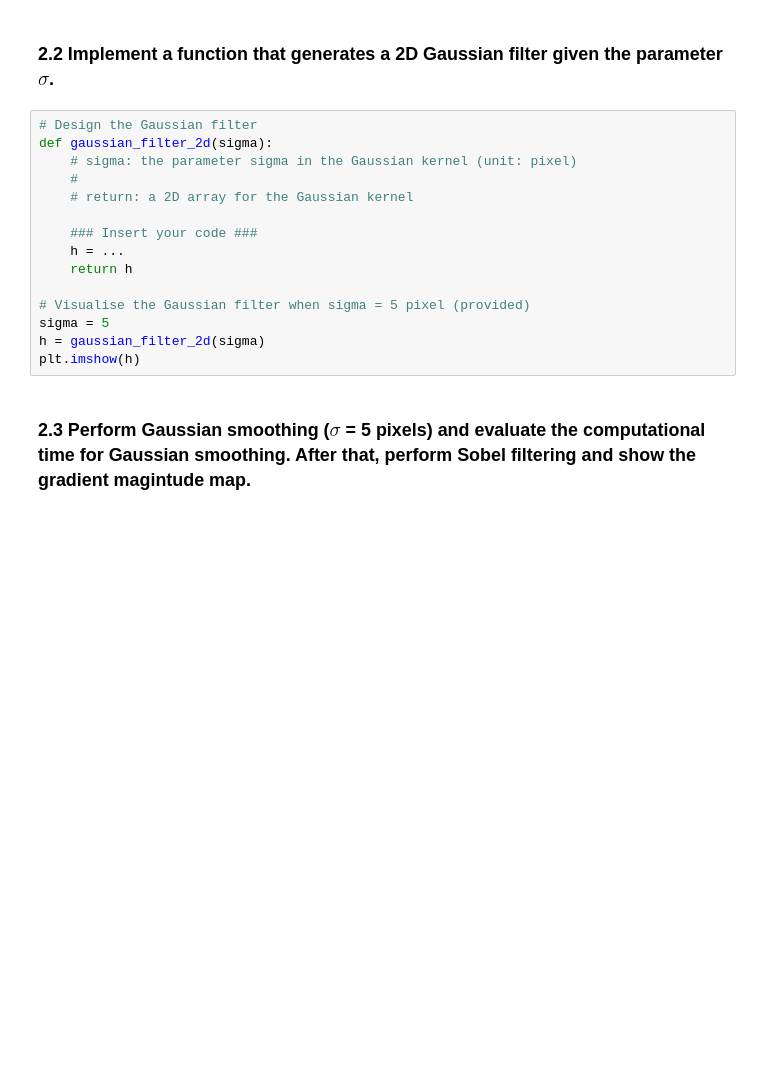
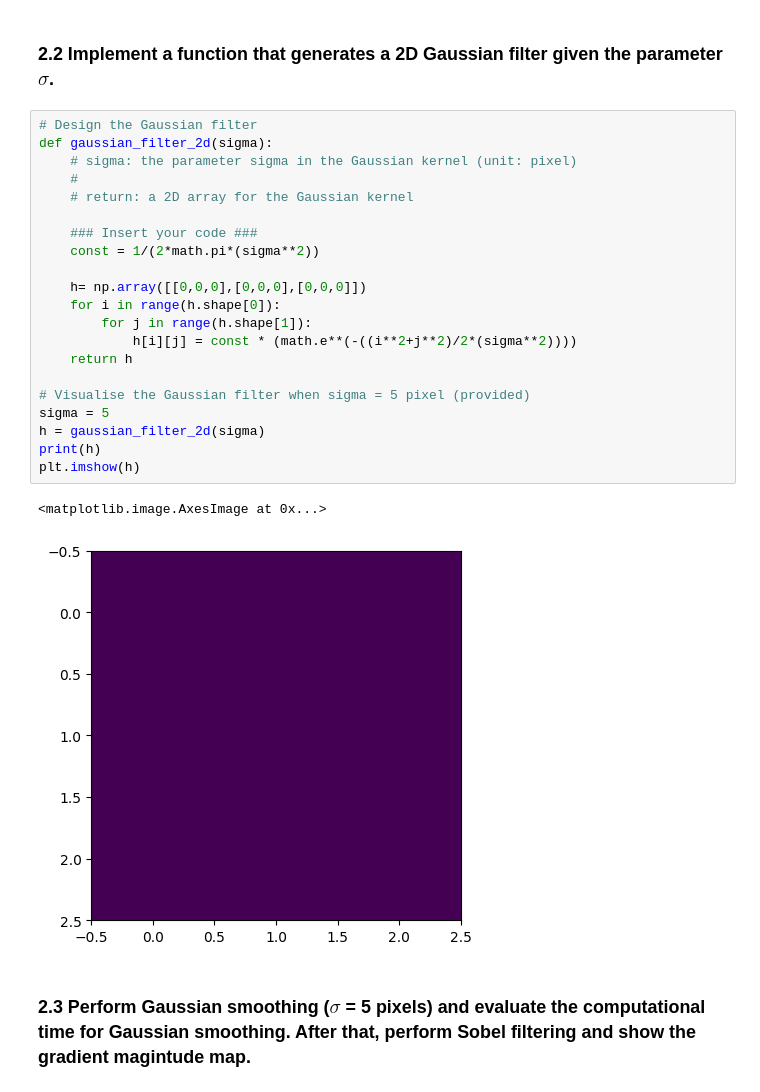
Before and after one commit to Shaanukstar123/Computer-Vision-CW1-Image-Filtering, a Jupyter notebook: coursework_01/coursework_01.ipynb, the cells around one changed output. Saved outputs shown, nothing was run; the diff lists cells and outputs as text; blank space fills up the shorter version.

```diff
--- a/coursework_01/coursework_01.ipynb
+++ b/coursework_01/coursework_01.ipynb
@@ -148,18 +163,27 @@ plt.gcf().set_size_inches(8, 8)
 # %%
 # Design the Gaussian filter
 def gaussian_filter_2d(sigma):
     # sigma: the parameter sigma in the Gaussian kernel (unit: pixel)
     #
     # return: a 2D array for the Gaussian kernel
 
     ### Insert your code ###
-    h = ...
+    const = 1/(2*math.pi*(sigma**2))
+
+    h= np.array([[0,0,0],[0,0,0],[0,0,0]])
+    for i in range(h.shape[0]):
+        for j in range(h.shape[1]):
+            h[i][j] = const * (math.e**(-((i**2+j**2)/2*(sigma**2))))
     return h
 
 # Visualise the Gaussian filter when sigma = 5 pixel (provided)
 sigma = 5
 h = gaussian_filter_2d(sigma)
+print(h)
 plt.imshow(h)
+# %% [output]
+<matplotlib.image.AxesImage at 0x...>
+[figure, added]
 # %% [markdown]
 ### 2.3 Perform Gaussian smoothing ($\sigma$ = 5 pixels) and evaluate the computational time for Gaussian smoothing. After that, perform Sobel filtering and show the gradient magintude map.
 # %%
```
Also changed, not shown: parts of 2 cells of this notebook.
